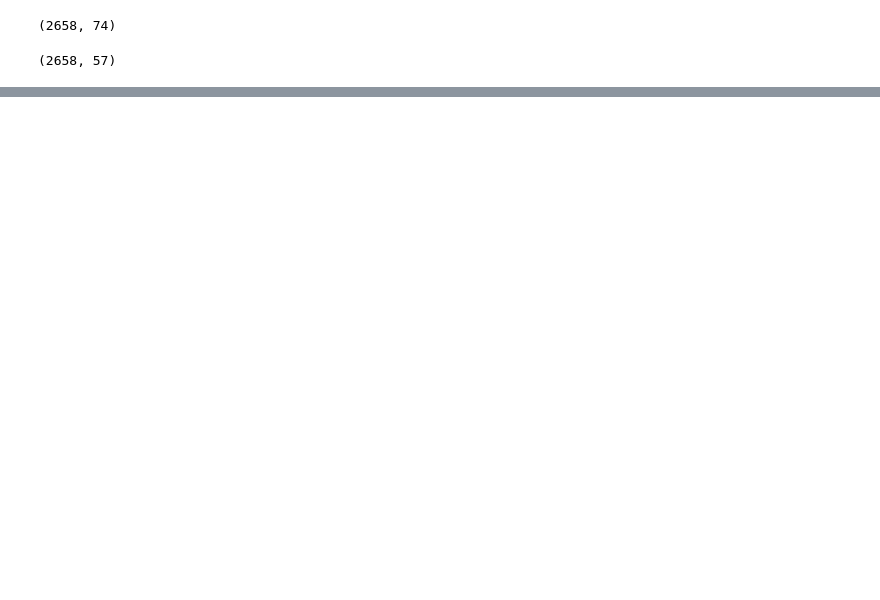
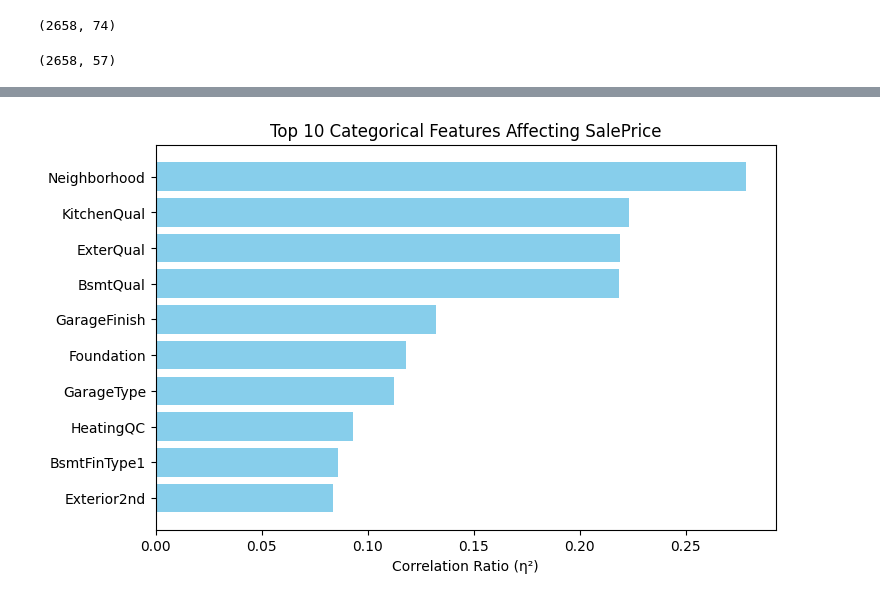
Before and after one commit to rahul-1419/House_price_prediction, a Jupyter notebook: NoteBook/Note.ipynb, the cells around one changed output, grey strips where cells are left out. Saved outputs shown, nothing was run; the diff lists cells and outputs as text; code cells hidden in the pictures; blank space fills up the shorter version.

Commit message:
categorical-features-handle

```diff
--- a/NoteBook/Note.ipynb
+++ b/NoteBook/Note.ipynb
@@ -262,0 +278,35 @@ Index(['MSZoning', 'LotFrontage', 'LotArea', 'Street', 'LotShape',
+# %%
+def correlation_ratio(categories, values):
+    # Convert categories to pandas categorical type
+    categories = pd.Categorical(categories)
+    cat_levels = categories.categories
+
+    # Overall mean of target variable
+    y_mean = np.mean(values)
+
+    # Total variance (denominator)
+    ss_total = np.sum((values - y_mean) ** 2)
+
+    # Between-group variance (numerator)
+    ss_between = 0
+    for cat in cat_levels:
+        y_cat = values[categories == cat]
+        ss_between += len(y_cat) * (np.mean(y_cat) - y_mean) ** 2
+
+    # Correlation ratio (η²)
+    eta_squared = ss_between / ss_total if ss_total != 0 else 0
+    return eta_squared
+# %%
+# Store results
+eta_results = {}
+for col in categorical_features:
+    try:
+        eta = correlation_ratio(df[col], df['SalePrice'])
+        eta_results[col] = eta
+    except Exception as e:
+        eta_results[col] = np.nan
+
+# Sort by strongest effect
+eta_df = pd.DataFrame(eta_results.items(), columns=['Feature', 'Eta_Squared'])
+eta_df = eta_df.sort_values(by='Eta_Squared', ascending=False)
+print(eta_df)
@@ -262,0 +331,12 @@ Index(['MSZoning', 'LotFrontage', 'LotArea', 'Street', 'LotShape',
+# %%
+import matplotlib.pyplot as plt
+
+top_features = eta_df.head(10)
+plt.figure(figsize=(8, 5))
+plt.barh(top_features['Feature'], top_features['Eta_Squared'], color='skyblue')
+plt.xlabel('Correlation Ratio (η²)')
+plt.title('Top 10 Categorical Features Affecting SalePrice')
+plt.gca().invert_yaxis()
+plt.show()
+# %% [output]
+[figure, added]
```
Also changed, not shown: parts of 7 cells of this notebook.
